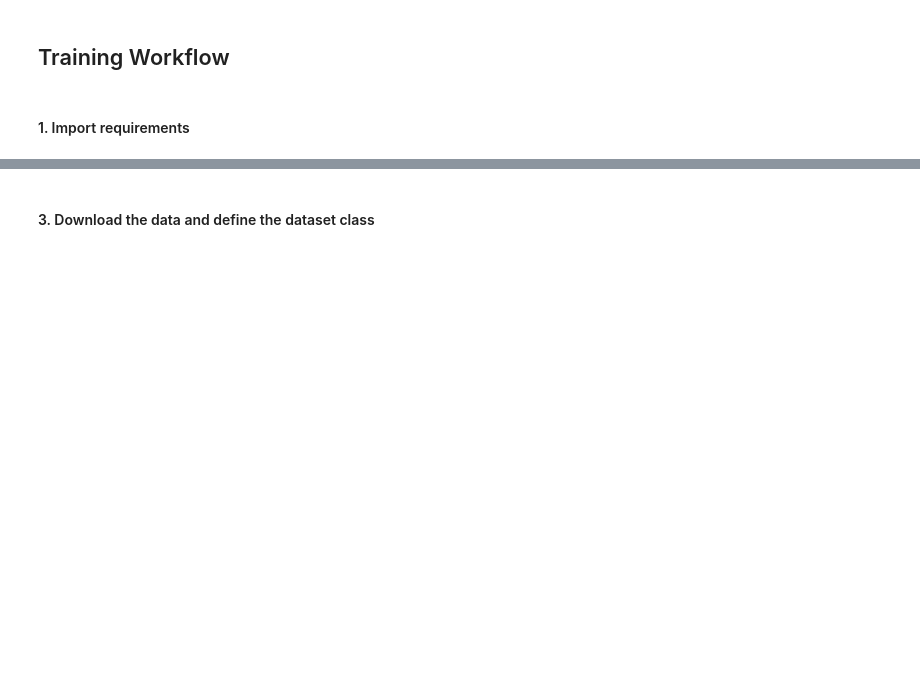
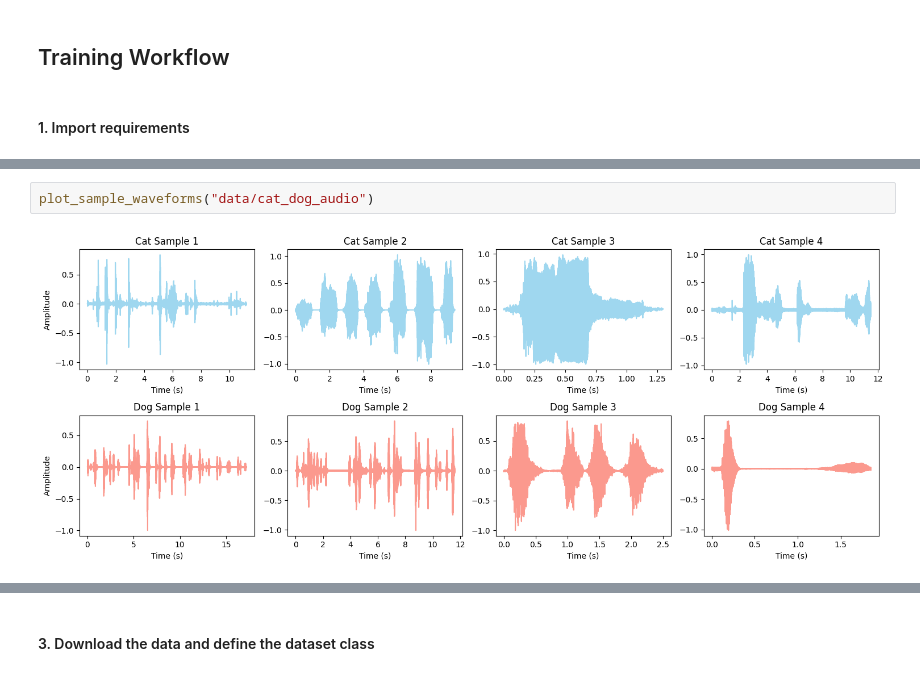
Before and after one commit to MinaBeirami/few-shot-audio-classifier, a Jupyter notebook: few_shot_clap.ipynb, the cells around one changed output, grey strips where cells are left out. Cells and saved outputs as stored; diff of their text form; blank space fills up the shorter version.

```diff
--- a/few_shot_clap.ipynb
+++ b/few_shot_clap.ipynb
@@ -79,0 +110,4 @@ print(CONFIG)
+# %%
+plot_sample_waveforms("data/cat_dog_audio")
+# %% [output]
+[figure, added]
```
Also changed, not shown: parts of 11 cells of this notebook, 10 other files.
